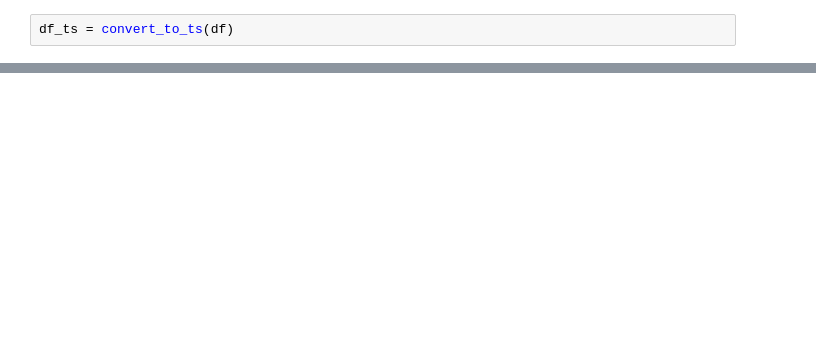
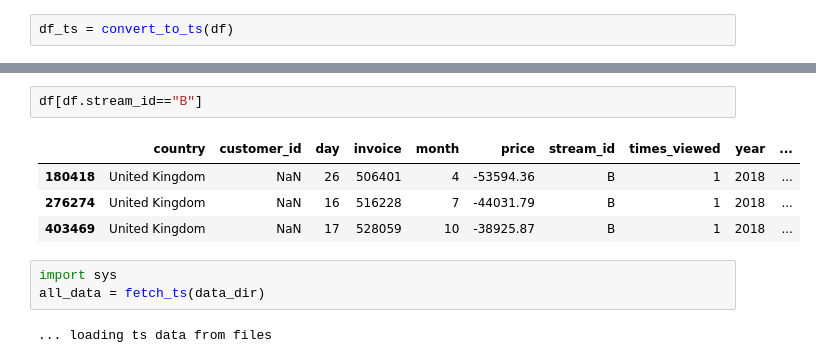
Before and after one commit to rdpb/ibm-ai-capstone, a Jupyter notebook: draft.ipynb, the cells around one changed output, grey strips where cells are left out. Saved outputs shown, nothing was run; the diff lists cells and outputs as text; blank space fills up the shorter version.

```diff
--- a/draft.ipynb
+++ b/draft.ipynb
@@ -166,0 +249,12 @@ df_ts[df_ts.revenue<0]
+# %%
+df[df.stream_id=="B"]
+# %% [output]
+|  | country | customer_id | day | invoice | month | price | stream_id | times_viewed | year | ... |
+| 180418 | United Kingdom | NaN | 26 | 506401 | 4 | -53594.36 | B | 1 | 2018 | ... |
+| 276274 | United Kingdom | NaN | 16 | 516228 | 7 | -44031.79 | B | 1 | 2018 | ... |
+| 403469 | United Kingdom | NaN | 17 | 528059 | 10 | -38925.87 | B | 1 | 2018 | ... |
+# %%
+import sys
+all_data = fetch_ts(data_dir)
+# %% [output]
+... loading ts data from files
```
Also changed, not shown: parts of 17 cells of this notebook, 3 other files.
